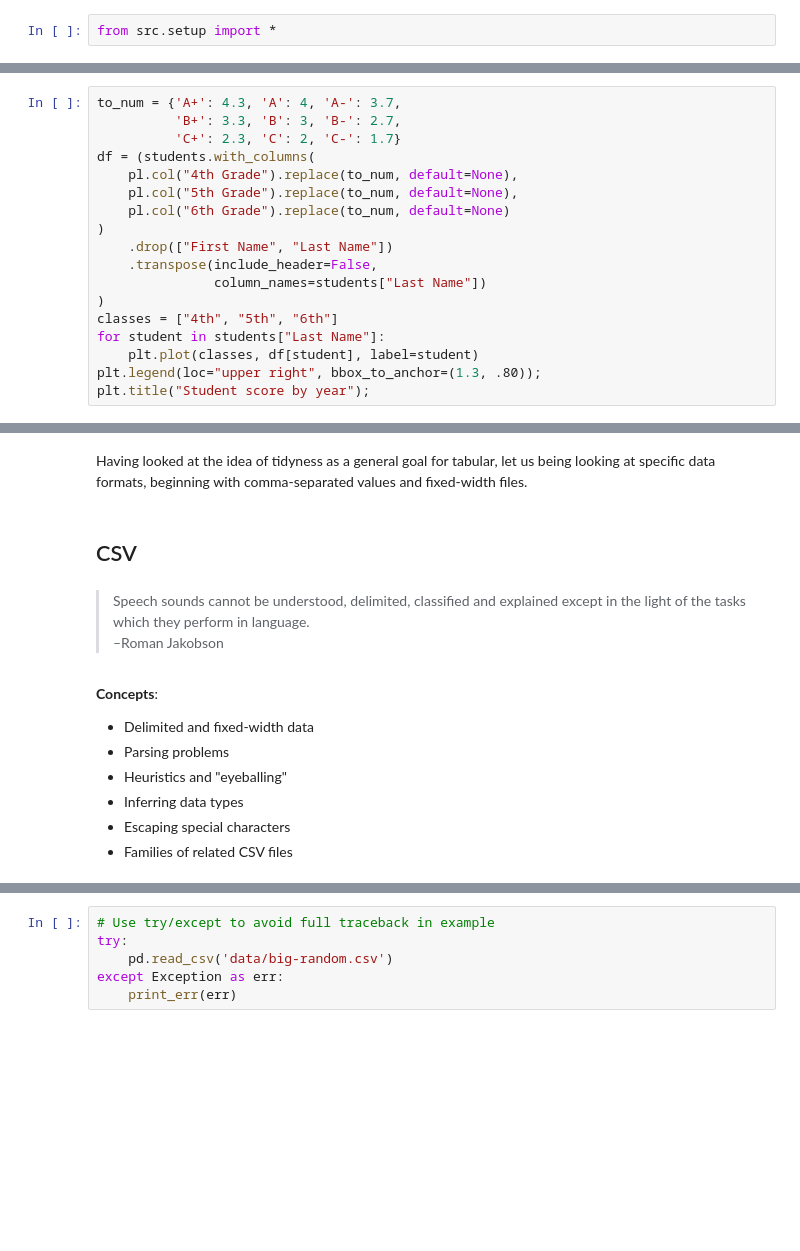
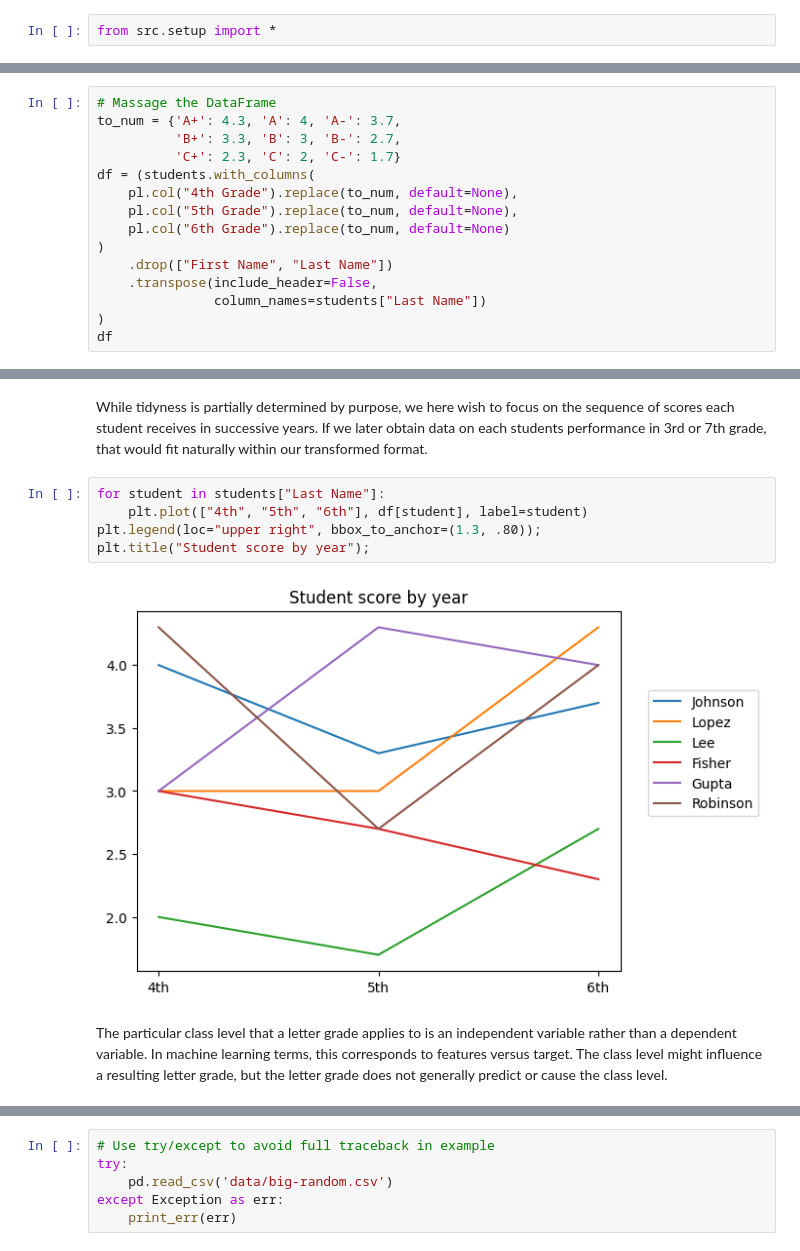
Before and after one commit to DavidMertz/CleaningDataVideo, a Jupyter notebook: Data_Ingestion-Tabular.ipynb, the cells around one changed output, grey strips where cells are left out. Drawn from its saved outputs; the diff is of its cells as text; blank space fills up the shorter version.

```diff
--- a/Data_Ingestion-Tabular.ipynb
+++ b/Data_Ingestion-Tabular.ipynb
@@ -54,4 +33,5 @@ This next cell uses a "fluent" programming style that may look unfamiliar to som
 # %%
+# Massage the DataFrame
 to_num = {'A+': 4.3, 'A': 4, 'A-': 3.7,
           'B+': 3.3, 'B': 3, 'B-': 2.7,
           'C+': 2.3, 'C': 2, 'C-': 1.7}
@@ -64,9 +44,5 @@ df = (students.with_columns(
     .transpose(include_header=False,
                column_names=students["Last Name"])
 )
-classes = ["4th", "5th", "6th"]
-for student in students["Last Name"]:
-    plt.plot(classes, df[student], label=student)
-plt.legend(loc="upper right", bbox_to_anchor=(1.3, .80));
-plt.title("Student score by year");
+df
 # %% [output]
@@ -99,18 +55,12 @@ students.melt(
-# %% [markdown]
-Having looked at the idea of tidyness as a general goal for tabular, let us being looking at specific data formats, beginning with comma-separated values and fixed-width files.
-# %% [markdown]
-## CSV
-# %% [markdown]
-> Speech sounds cannot be understood, delimited, classified and explained
-> except in the light of the tasks which they perform in language.<br/>
-> –Roman Jakobson
-# %% [markdown]
-**Concepts**:
-
-* Delimited and fixed-width data
-* Parsing problems
-* Heuristics and "eyeballing"
-* Inferring data types
-* Escaping special characters
-* Families of related CSV files
+# %% [markdown]
+While tidyness is partially determined by purpose, we here wish to focus on the sequence of scores each student receives in successive years.  If we later obtain data on each students performance in 3rd or 7th grade, that would fit naturally within our transformed format.
+# %%
+for student in students["Last Name"]:
+    plt.plot(["4th", "5th", "6th"], df[student], label=student)
+plt.legend(loc="upper right", bbox_to_anchor=(1.3, .80));
+plt.title("Student score by year");
+# %% [output]
+[figure, added]
+# %% [markdown]
+The particular class level that a letter grade applies to is an independent variable rather than a dependent variable.  In machine learning terms, this corresponds to features versus target.  The class level might influence a resulting letter grade, but the letter grade does not generally predict or cause the class level.
 # %% [markdown]
```
Also changed, not shown: parts of 141 cells of this notebook, 3 other files.
